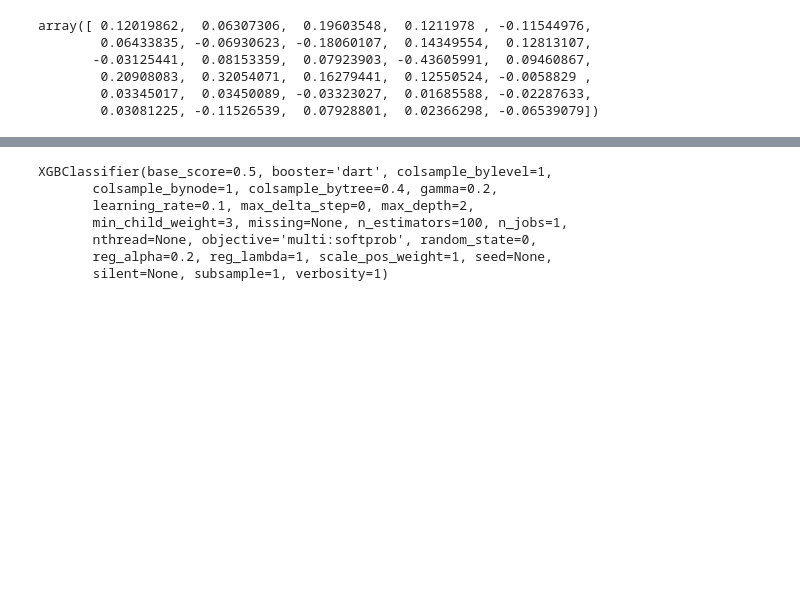
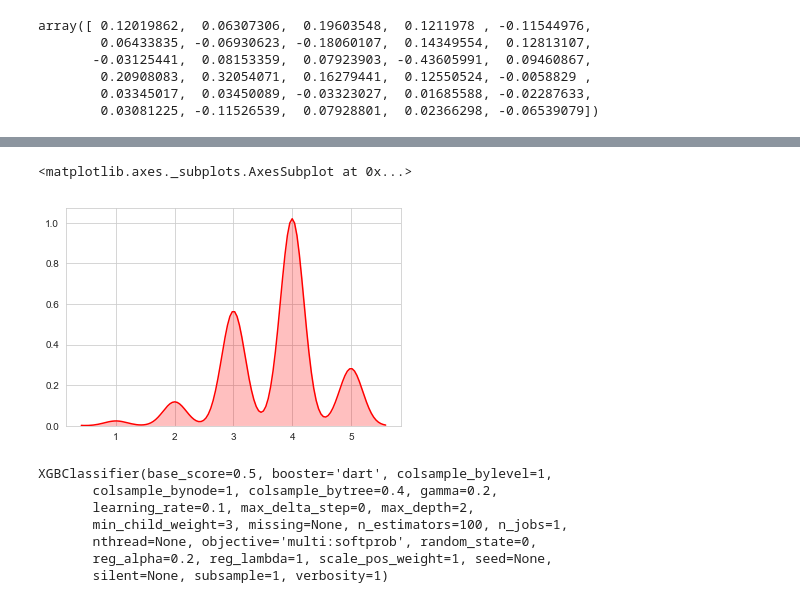
Before and after one commit to sudhanshuranjansr/Human_Happiness_index, a Jupyter notebook: master_project2.0.ipynb, the cells around one changed output, grey strips where cells are left out. Cells and saved outputs as stored; diff of their text form; code cells hidden in the pictures; blank space fills up the shorter version.

```diff
--- a/master_project2.0.ipynb
+++ b/master_project2.0.ipynb
@@ -551,3 +581,8 @@ y11=dfy.values*1
+# %%
+sns.kdeplot(DataFrame(y11)[0].values,shade=True,color="r")
+# %% [output]
+<matplotlib.axes._subplots.AxesSubplot at 0x...>
+[figure, added]
 # %%
 y22=[]
 for i in np.arange(len(y11)):
```
Also changed, not shown: parts of 23 cells of this notebook.
